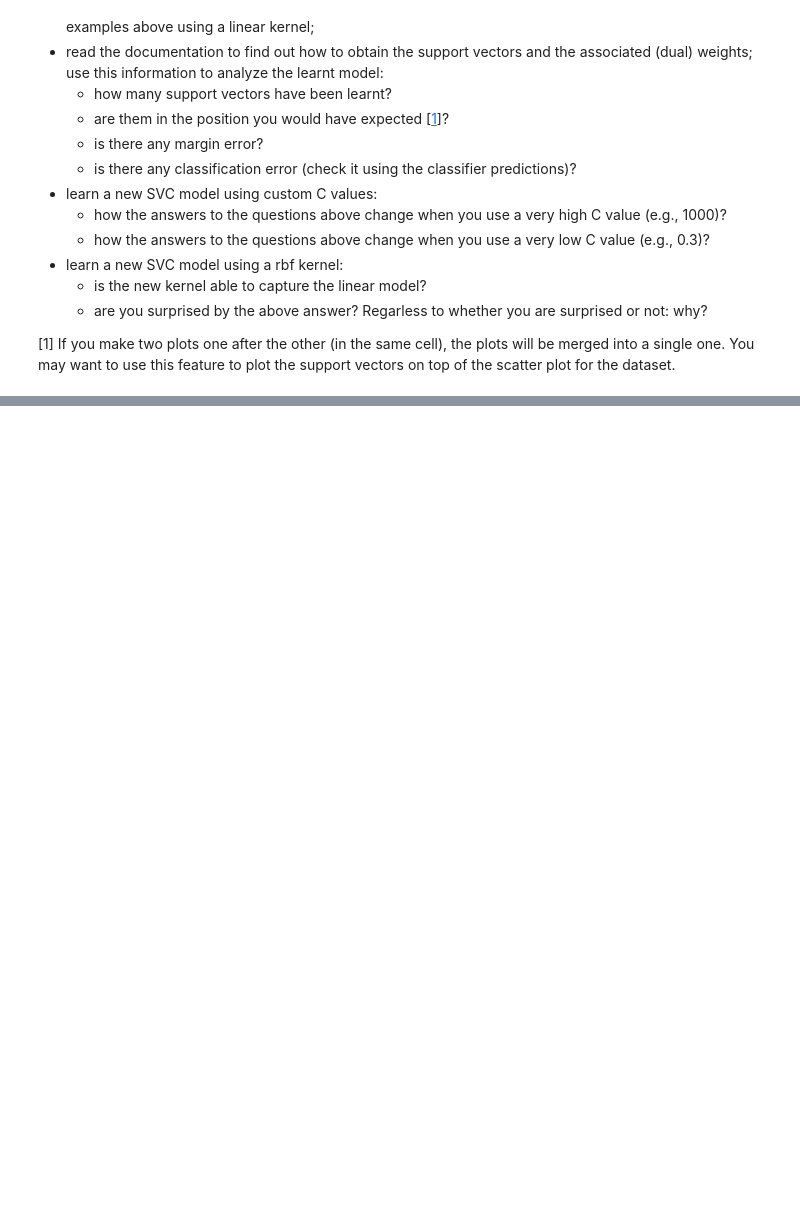
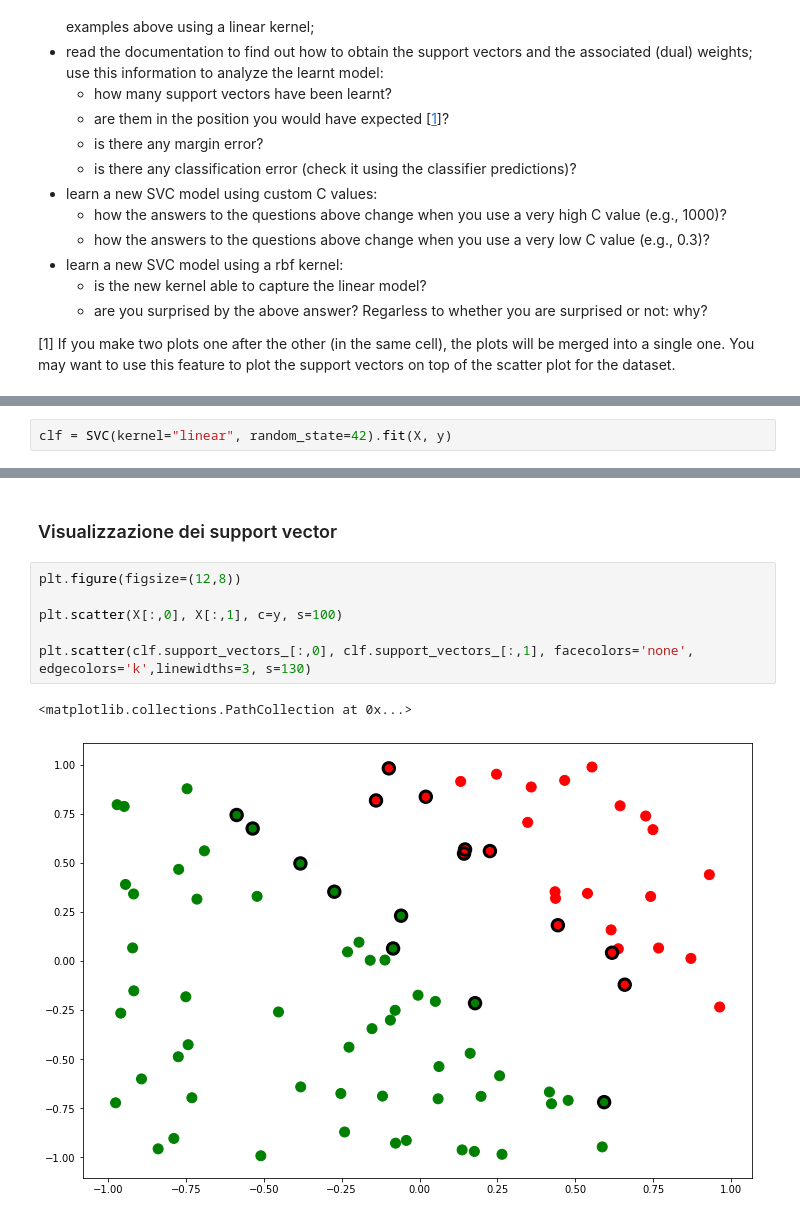
Before and after one commit to marcocaldera/machine-learning-exercises, a Jupyter notebook: esposito/svm.ipynb, the cells around one changed output, grey strips where cells are left out. Saved outputs shown, nothing was run; the diff lists cells and outputs as text; blank space fills up the shorter version.

```diff
--- a/esposito/svm.ipynb
+++ b/esposito/svm.ipynb
@@ -118,0 +123,2 @@ plt.scatter(X[:,0], X[:,1], c=y)
+# %%
+clf = SVC(kernel="linear", random_state=42).fit(X, y)
@@ -118,0 +137,11 @@ plt.scatter(X[:,0], X[:,1], c=y)
+# %% [markdown]
+### Visualizzazione dei support vector
+# %%
+plt.figure(figsize=(12,8))
+
+plt.scatter(X[:,0], X[:,1], c=y, s=100)
+
+plt.scatter(clf.support_vectors_[:,0], clf.support_vectors_[:,1], facecolors='none', edgecolors='k',linewidths=3, s=130)
+# %% [output]
+<matplotlib.collections.PathCollection at 0x...>
+[figure, added]
```
Also changed, not shown: parts of 10 cells of this notebook, 3 other files.
